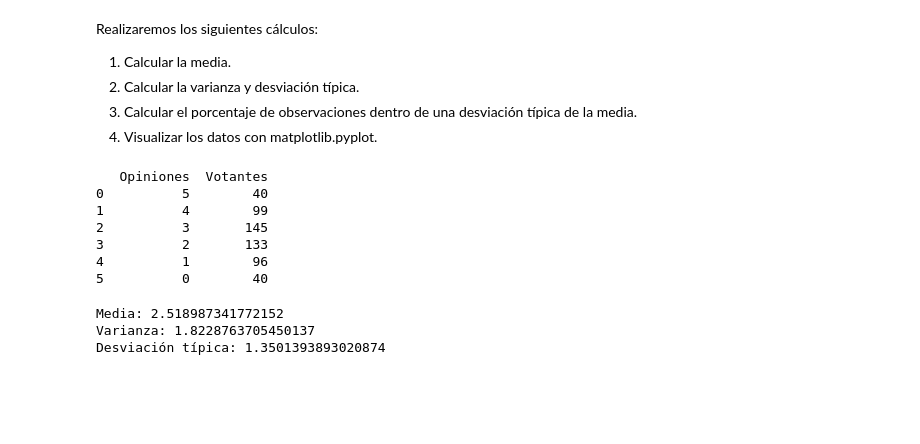
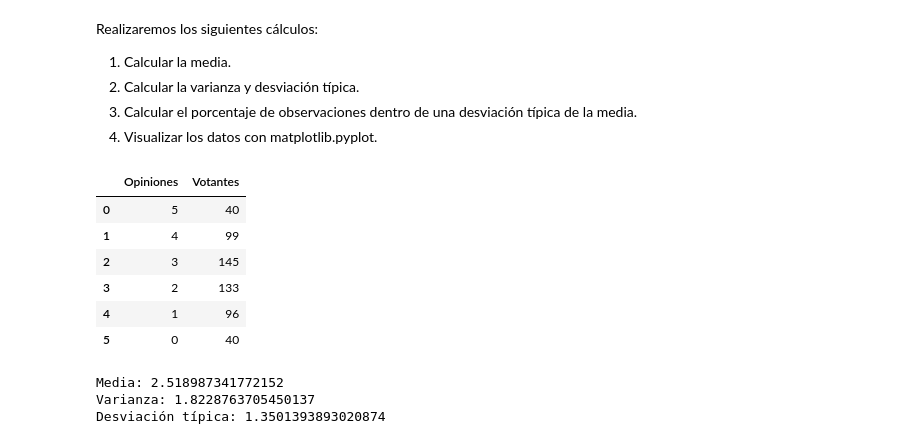
Before and after one commit to clauloro/Criticas_de_peliculas, a Jupyter notebook: peliculass.ipynb, the cells around one changed output. Cells and saved outputs as stored; diff of their text form; code cells hidden in the pictures; blank space fills up the shorter version.

```diff
--- a/peliculass.ipynb
+++ b/peliculass.ipynb
@@ -21,15 +21,15 @@ votantes = [40, 99, 145, 133, 96, 40]
 # %%
 data = pd.DataFrame({'Opiniones': opiniones, 'Votantes': votantes})
 df = pd.DataFrame(data)
-print(df)
+df
 # %% [output]
-   Opiniones  Votantes
-0          5        40
-1          4        99
-2          3       145
-3          2       133
-4          1        96
-5          0        40
+|  | Opiniones | Votantes |
+| 0 | 5 | 40 |
+| 1 | 4 | 99 |
+| 2 | 3 | 145 |
+| 3 | 2 | 133 |
+| 4 | 1 | 96 |
+| 5 | 0 | 40 |
 # %%
 media = np.average(data['Opiniones'], weights=data['Votantes'])
 # %%
```
Also changed, not shown: parts of 4 cells of this notebook.
